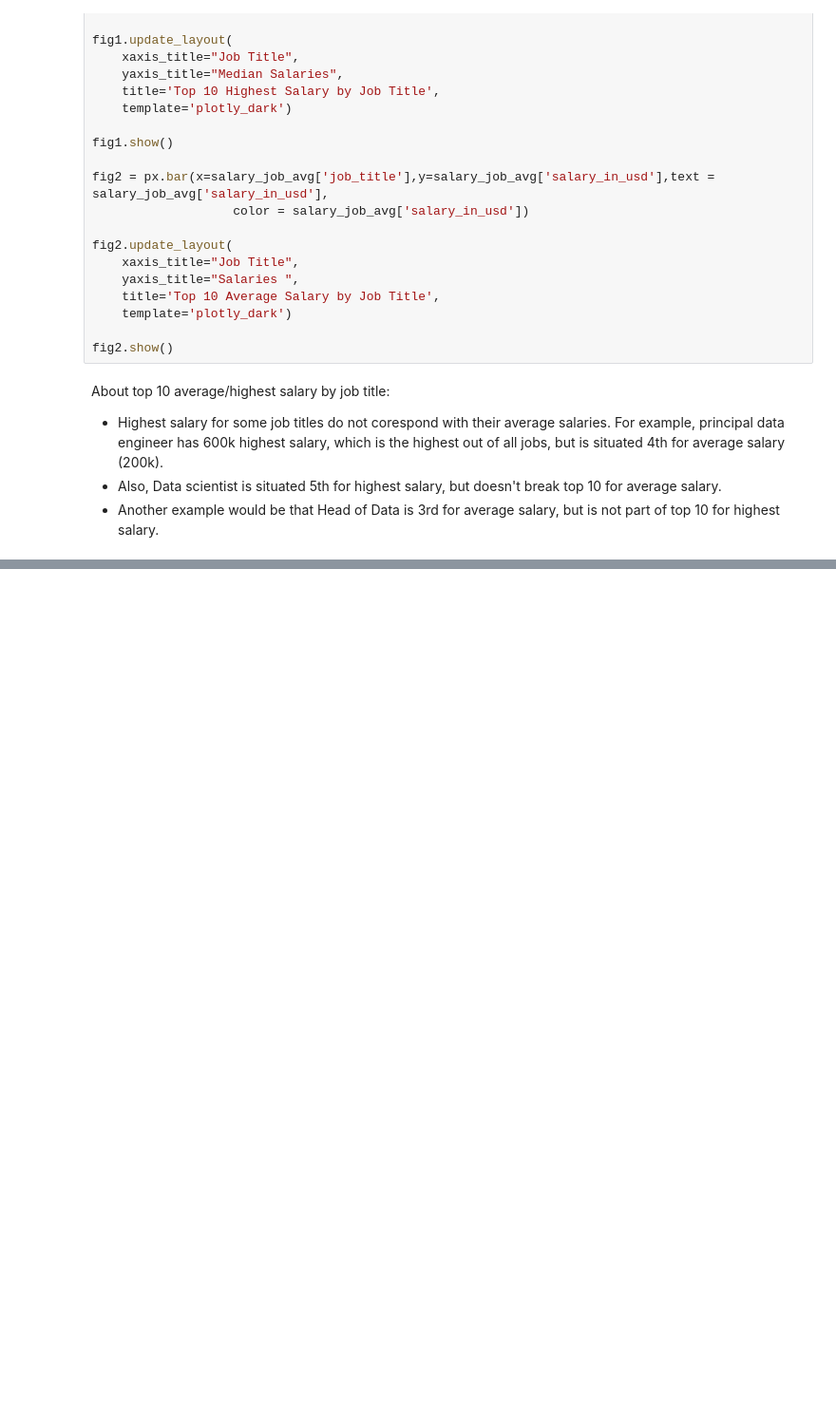
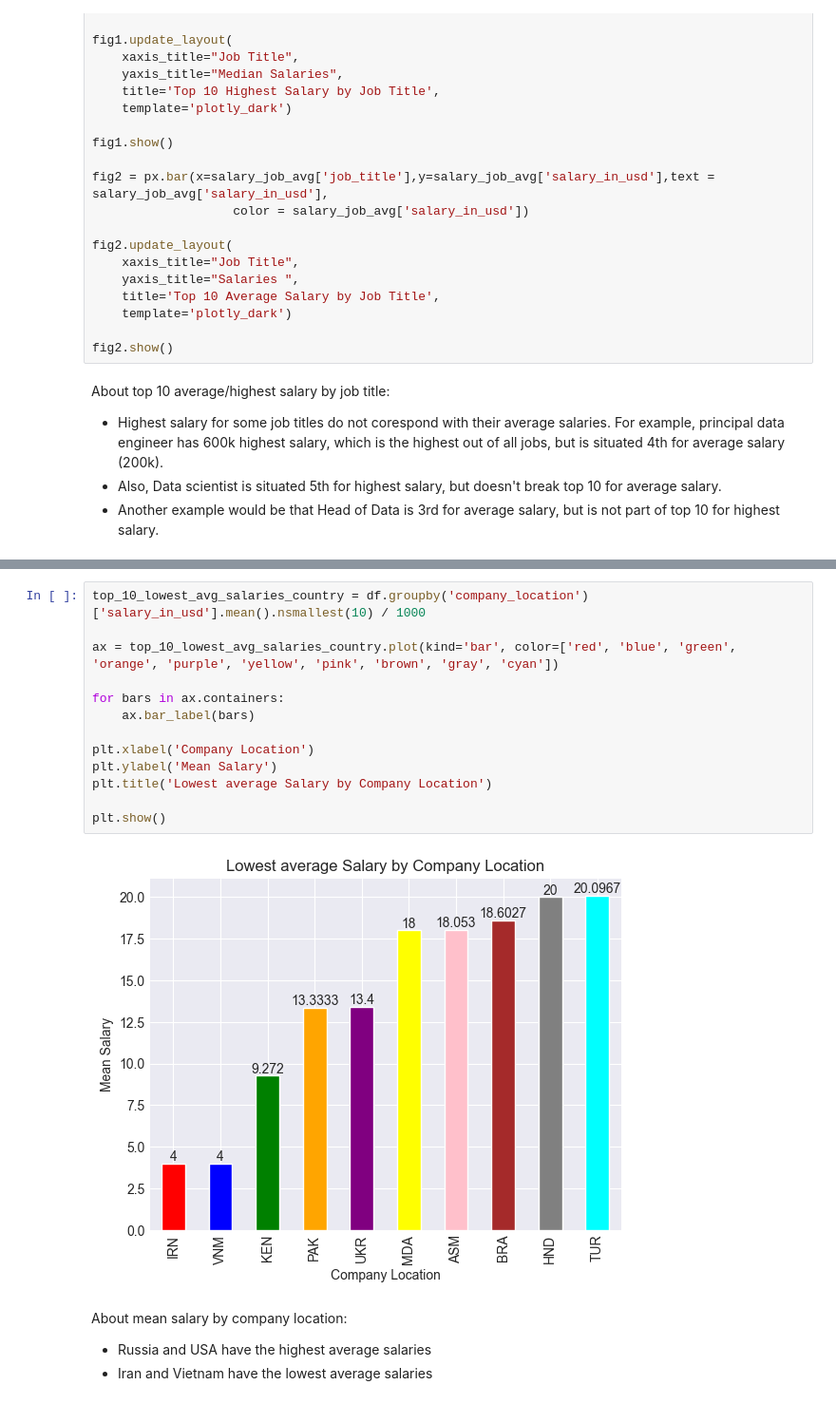
Before and after one commit to NacuAndrei/DataScience-JobSalaries, a Jupyter notebook: DataScienceSalaries.ipynb, the cells around one changed output, grey strips where cells are left out. Shown at 95% size. Saved outputs shown, nothing was run; the diff lists cells and outputs as text; blank space fills up the shorter version.

```diff
--- a/DataScienceSalaries.ipynb
+++ b/DataScienceSalaries.ipynb
@@ -578,0 +609,19 @@ About top 10 average/highest salary by job title:
+# %%
+top_10_lowest_avg_salaries_country = df.groupby('company_location')['salary_in_usd'].mean().nsmallest(10) / 1000
+
+ax = top_10_lowest_avg_salaries_country.plot(kind='bar', color=['red', 'blue', 'green', 'orange', 'purple', 'yellow', 'pink', 'brown', 'gray', 'cyan'])
+
+for bars in ax.containers:
+    ax.bar_label(bars)
+
+plt.xlabel('Company Location')
+plt.ylabel('Mean Salary')
+plt.title('Lowest average Salary by Company Location')
+
+plt.show()
+# %% [output]
+[figure, added]
+# %% [markdown]
+About mean salary by company location:
+ - Russia and USA have the highest average salaries
+ - Iran and Vietnam have the lowest average salaries
```
Also changed, not shown: parts of 3 cells of this notebook.
